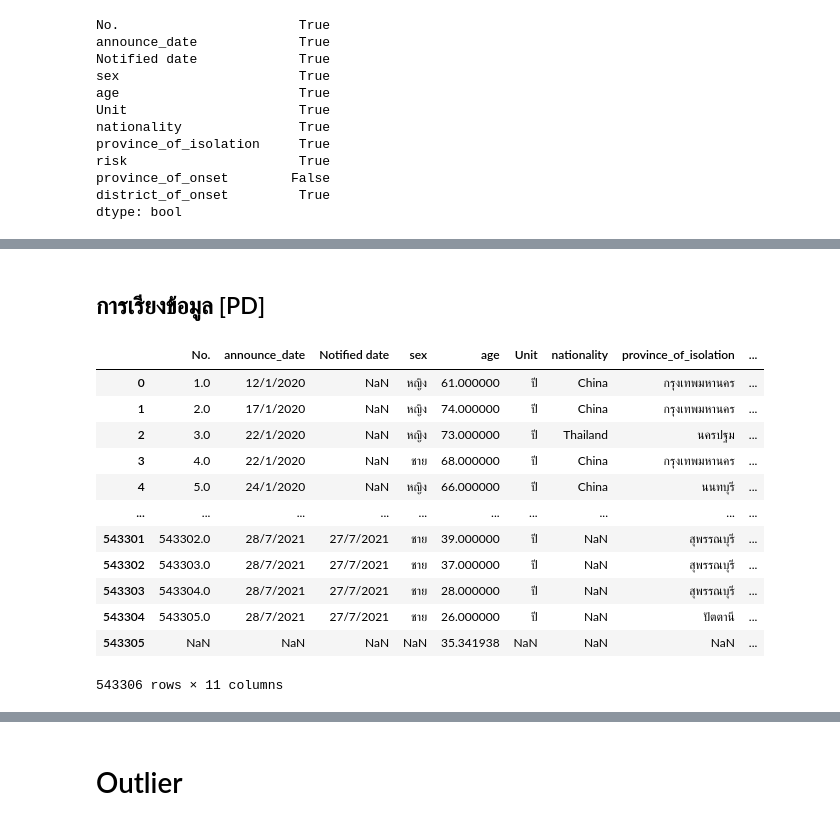
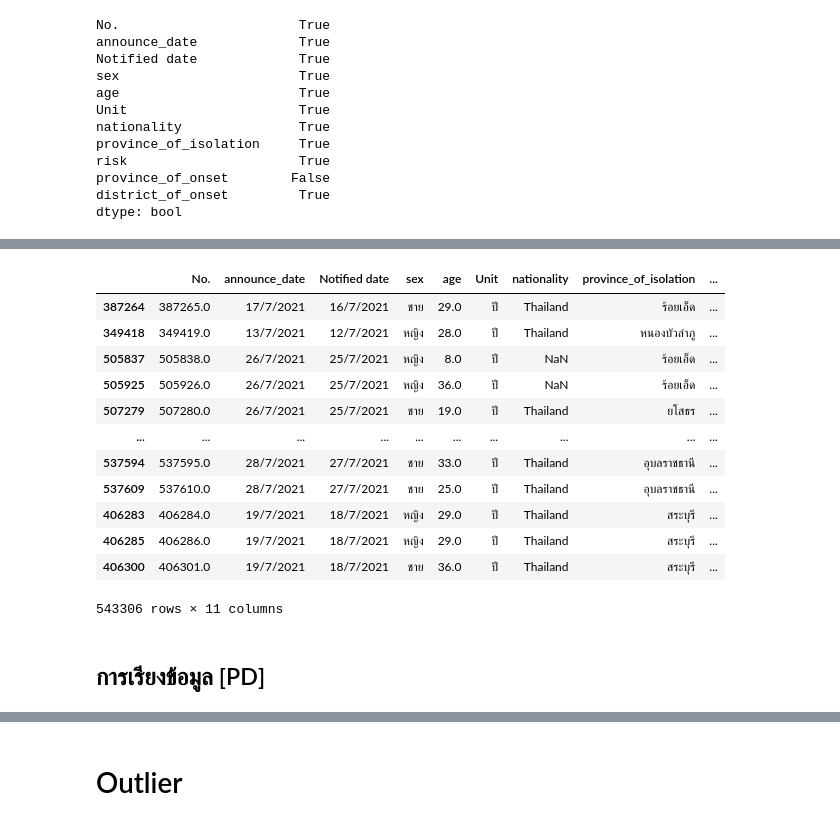
Before and after one commit to ploybongkot/DWDM21, a Jupyter notebook: Data_Preprocessing(Chapter3).ipynb, the cells around one changed output, grey strips where cells are left out. Saved outputs shown, nothing was run; the diff lists cells and outputs as text; code cells hidden in the pictures.

```diff
--- a/Data_Preprocessing(Chapter3).ipynb
+++ b/Data_Preprocessing(Chapter3).ipynb
@@ -1029,18 +1014,20 @@ data_cases2_nomissingage[['age']] = data_cases2_nomissingage[['age']].fillna(dat
+# %%
+data_cases2_nomissingage
+# %% [output]
+|  | No. | announce_date | Notified date | sex | age | Unit | nationality | province_of_isolation | ... |
+| 387264 | 387265.0 | 17/7/2021 | 16/7/2021 | ชาย | 29.0 | ปี | Thailand | ร้อยเอ็ด | ... |
+| 349418 | 349419.0 | 13/7/2021 | 12/7/2021 | หญิง | 28.0 | ปี | Thailand | หนองบัวลำภู | ... |
+| 505837 | 505838.0 | 26/7/2021 | 25/7/2021 | หญิง | 8.0 | ปี | NaN | ร้อยเอ็ด | ... |
+| 505925 | 505926.0 | 26/7/2021 | 25/7/2021 | หญิง | 36.0 | ปี | NaN | ร้อยเอ็ด | ... |
+| 507279 | 507280.0 | 26/7/2021 | 25/7/2021 | ชาย | 19.0 | ปี | Thailand | ยโสธร | ... |
+| ... | ... | ... | ... | ... | ... | ... | ... | ... | ... |
+| 537594 | 537595.0 | 28/7/2021 | 27/7/2021 | ชาย | 33.0 | ปี | Thailand | อุบลราชธานี | ... |
+| 537609 | 537610.0 | 28/7/2021 | 27/7/2021 | ชาย | 25.0 | ปี | Thailand | อุบลราชธานี | ... |
+| 406283 | 406284.0 | 19/7/2021 | 18/7/2021 | หญิง | 29.0 | ปี | Thailand | สระบุรี | ... |
+| 406285 | 406286.0 | 19/7/2021 | 18/7/2021 | หญิง | 29.0 | ปี | Thailand | สระบุรี | ... |
+| 406300 | 406301.0 | 19/7/2021 | 18/7/2021 | ชาย | 36.0 | ปี | Thailand | สระบุรี | ... |
+543306 rows × 11 columns
 # %% [markdown]
 ## การเรียงข้อมูล [PD]
 # %%
-data_cases2_nomissingage.sort_values(by=['No.'])
+data_cases2_nomissingage = data_cases2_nomissingage.sort_values(by=['No.'])
-# %% [output]
-|  | No. | announce_date | Notified date | sex | age | Unit | nationality | province_of_isolation | ... |
-| 0 | 1.0 | 12/1/2020 | NaN | หญิง | 61.000000 | ปี | China | กรุงเทพมหานคร | ... |
-| 1 | 2.0 | 17/1/2020 | NaN | หญิง | 74.000000 | ปี | China | กรุงเทพมหานคร | ... |
-| 2 | 3.0 | 22/1/2020 | NaN | หญิง | 73.000000 | ปี | Thailand | นครปฐม | ... |
-| 3 | 4.0 | 22/1/2020 | NaN | ชาย | 68.000000 | ปี | China | กรุงเทพมหานคร | ... |
-| 4 | 5.0 | 24/1/2020 | NaN | หญิง | 66.000000 | ปี | China | นนทบุรี | ... |
-| ... | ... | ... | ... | ... | ... | ... | ... | ... | ... |
-| 543301 | 543302.0 | 28/7/2021 | 27/7/2021 | ชาย | 39.000000 | ปี | NaN | สุพรรณบุรี | ... |
-| 543302 | 543303.0 | 28/7/2021 | 27/7/2021 | ชาย | 37.000000 | ปี | NaN | สุพรรณบุรี | ... |
-| 543303 | 543304.0 | 28/7/2021 | 27/7/2021 | ชาย | 28.000000 | ปี | NaN | สุพรรณบุรี | ... |
-| 543304 | 543305.0 | 28/7/2021 | 27/7/2021 | ชาย | 26.000000 | ปี | NaN | ปัตตานี | ... |
-| 543305 | NaN | NaN | NaN | NaN | 35.341938 | NaN | NaN | NaN | ... |
-543306 rows × 11 columns
```
Also changed, not shown: parts of 58 cells of this notebook.
